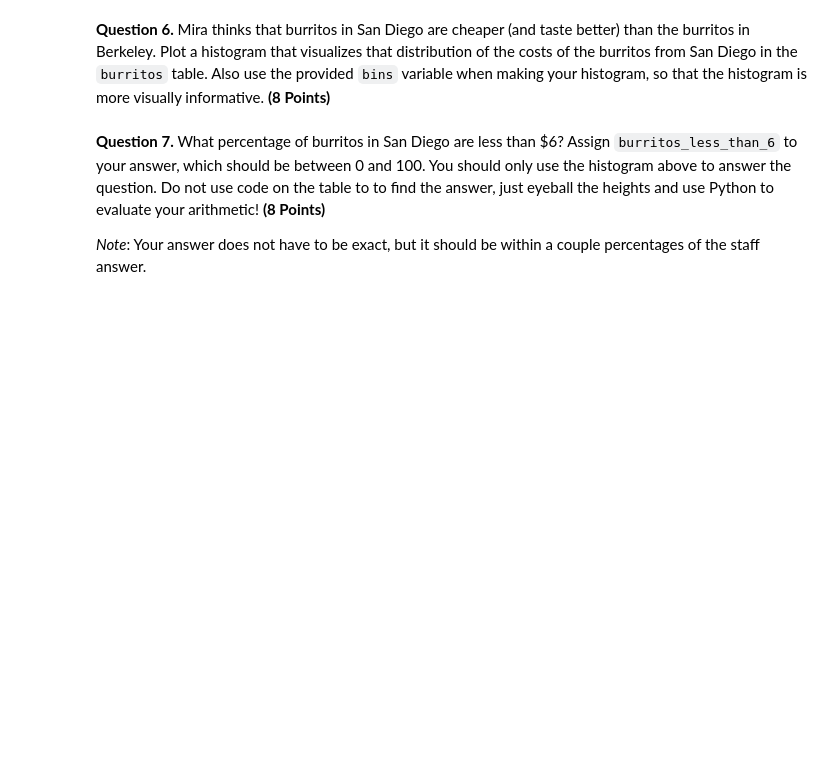
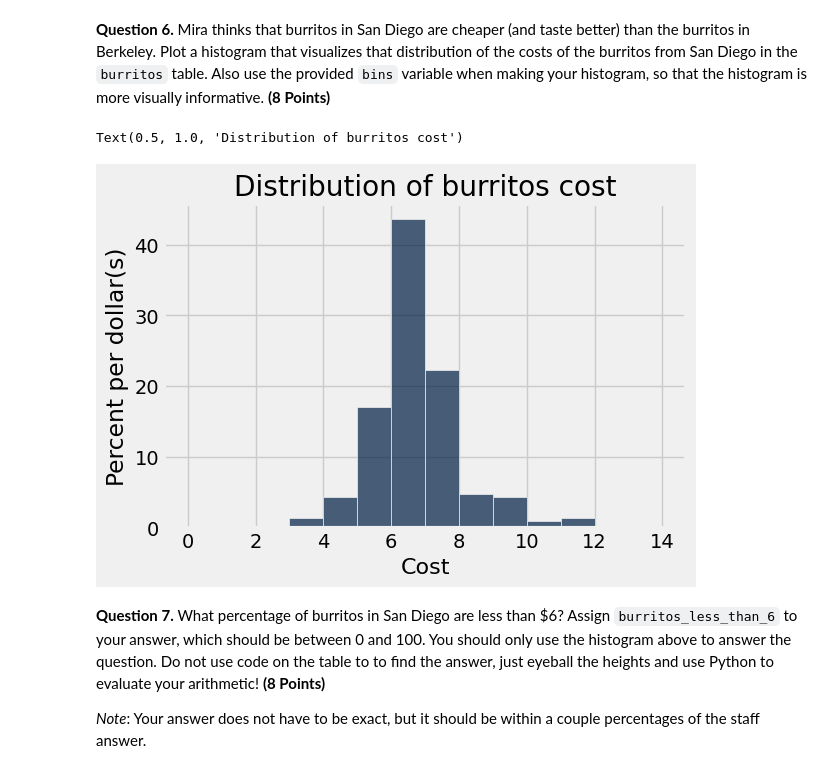
Before and after one commit to sondank1010/materials-sp22, a Jupyter notebook: hw/hw04/hw04.ipynb, the cells around one changed output. Cells and saved outputs as stored; diff of their text form; code cells hidden in the pictures; blank space fills up the shorter version.

```diff
--- a/hw/hw04/hw04.ipynb
+++ b/hw/hw04/hw04.ipynb
@@ -197,7 +203,12 @@ grader.check("q1_5")
 # %%
 bins = np.arange(0, 15, 1)
 # Please also use the provided bins
-...
+burritos.hist('Cost', unit = 'dollar(s)', bins = bins)
+plt.xlabel("Cost")
+plt.title("Distribution of burritos cost")
+# %% [output]
+Text(0.5, 1.0, 'Distribution of burritos cost')
+[figure, added]
 # %% [markdown]
 <!-- END QUESTION -->
 
```
Also changed, not shown: parts of 22 cells of this notebook, 11 other files.
